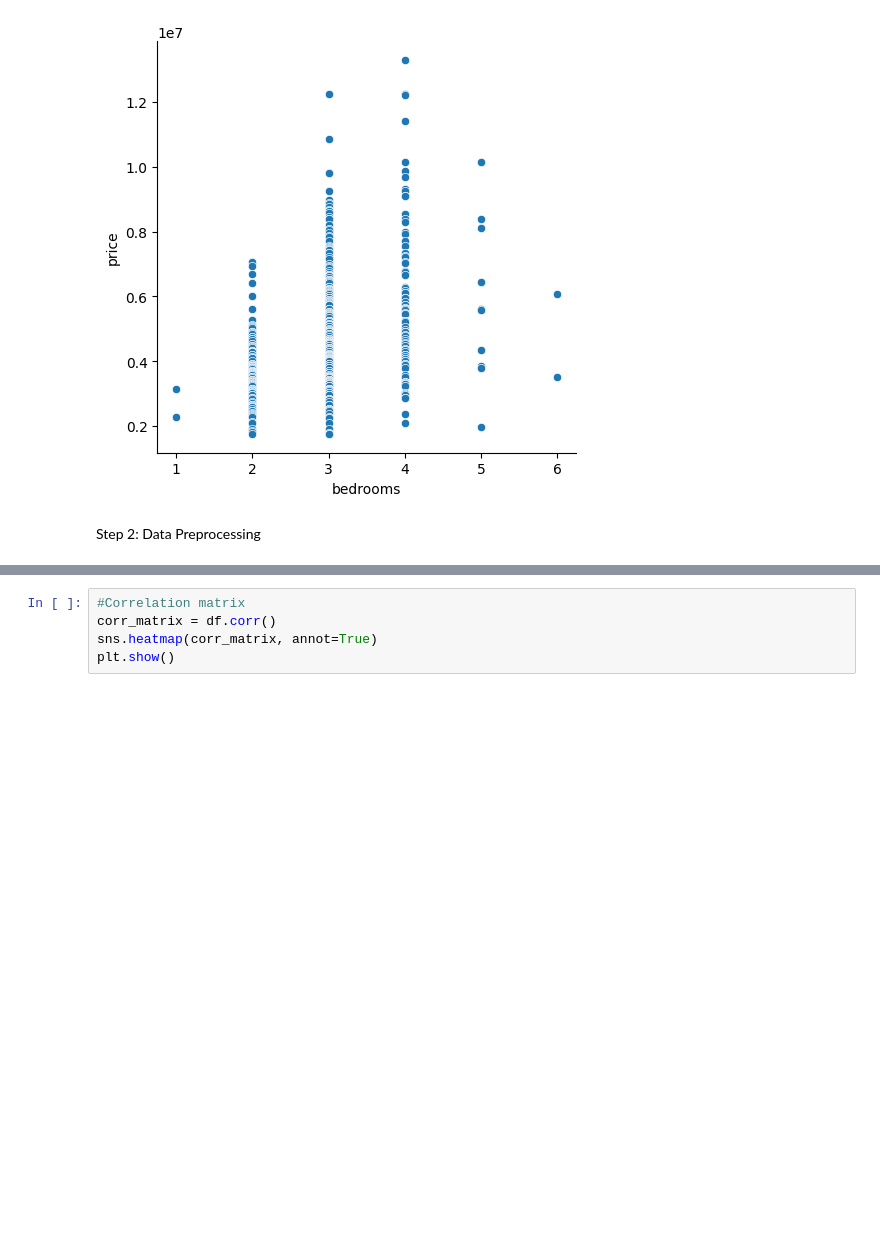
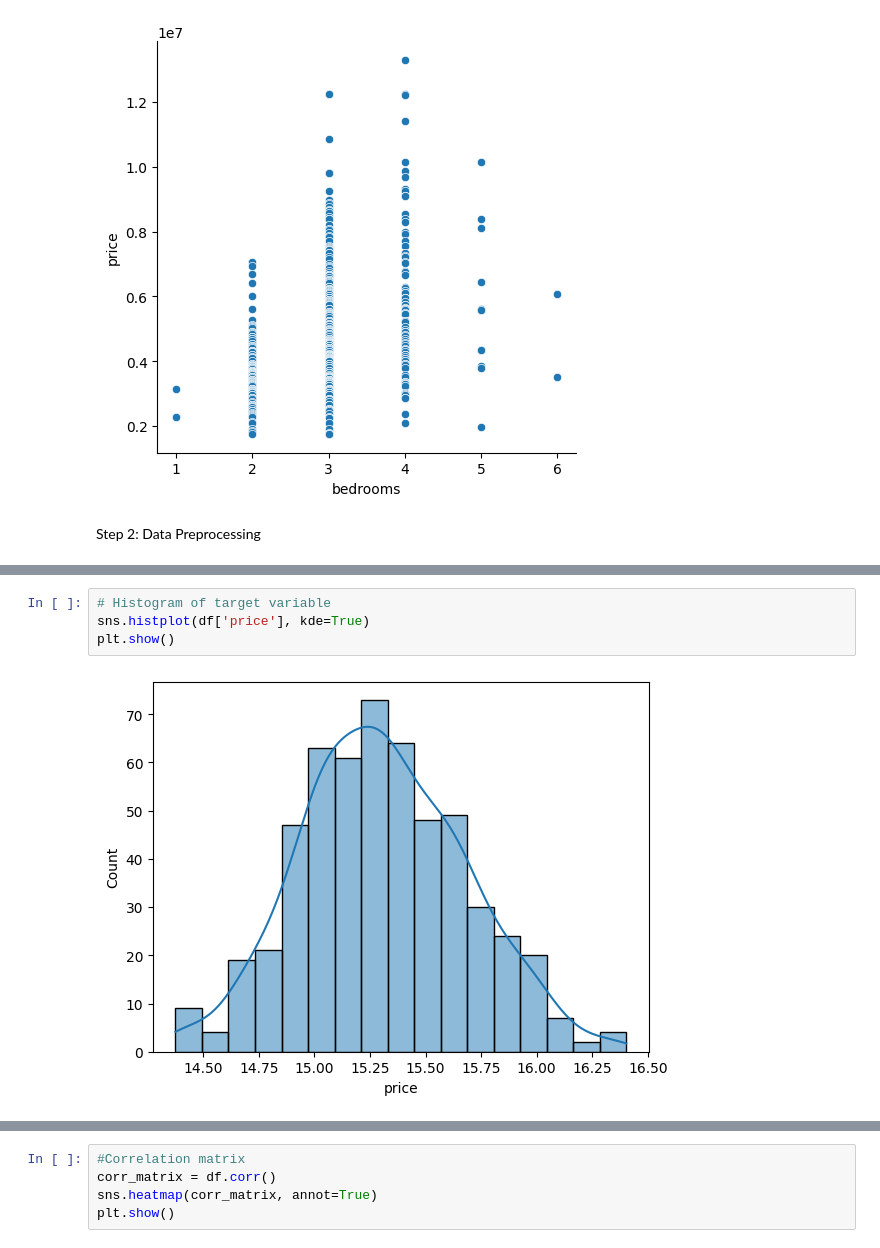
Before and after one commit to chuanlintneoh/WIA1006LW1, a Jupyter notebook: House Pricing Prediction Notebook.ipynb, the cells around one changed output, grey strips where cells are left out. Drawn from its saved outputs; the diff is of its cells as text; blank space fills up the shorter version.

```diff
--- a/House Pricing Prediction Notebook.ipynb
+++ b/House Pricing Prediction Notebook.ipynb
@@ -153,2 +165,8 @@ df.head()
+# %%
+# Histogram of target variable
+sns.histplot(df['price'], kde=True)
+plt.show()
+# %% [output]
+[figure, added]
 # %%
 # Scaling/normalizing the numerical features
```
Also changed, not shown: parts of 26 cells of this notebook.
